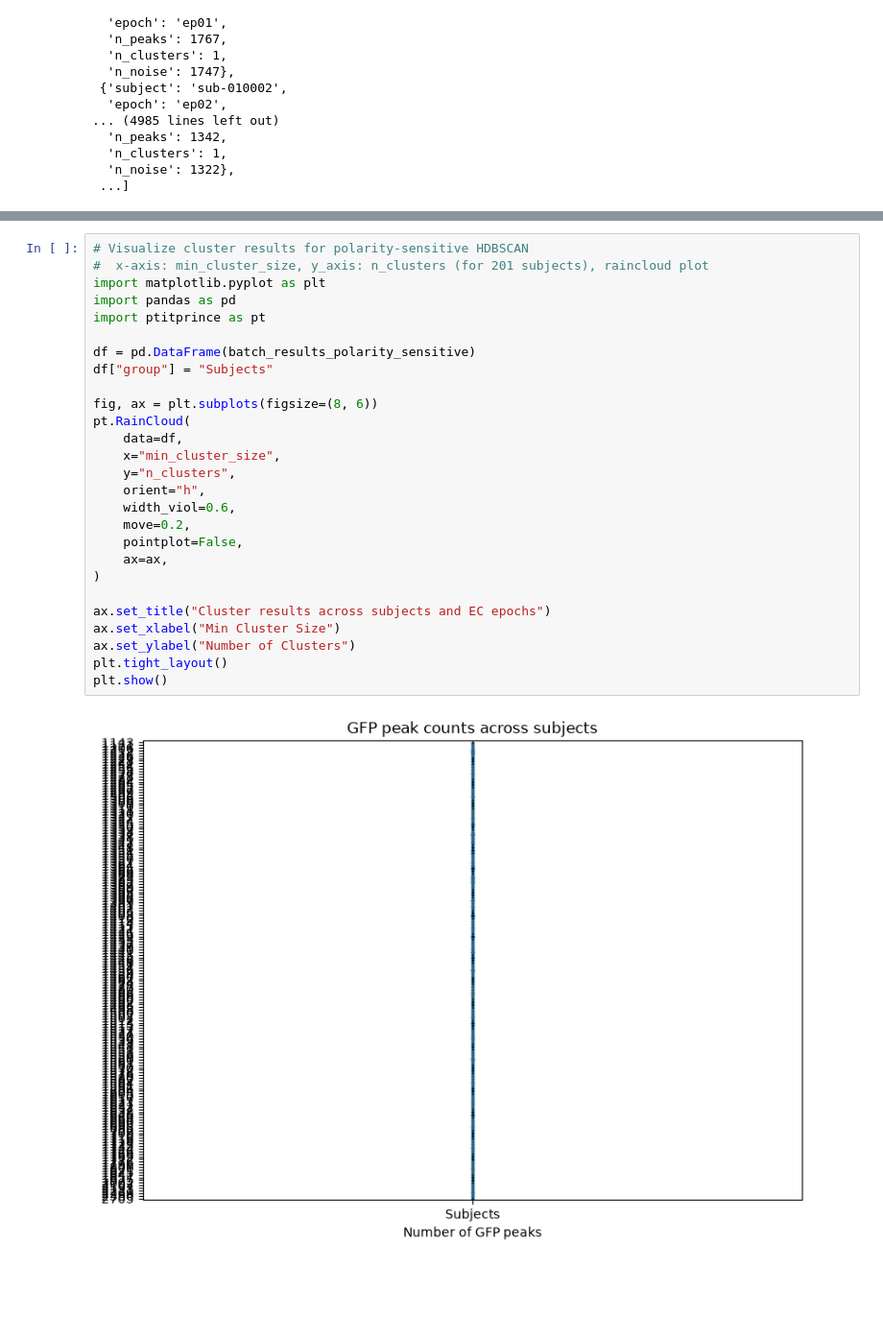
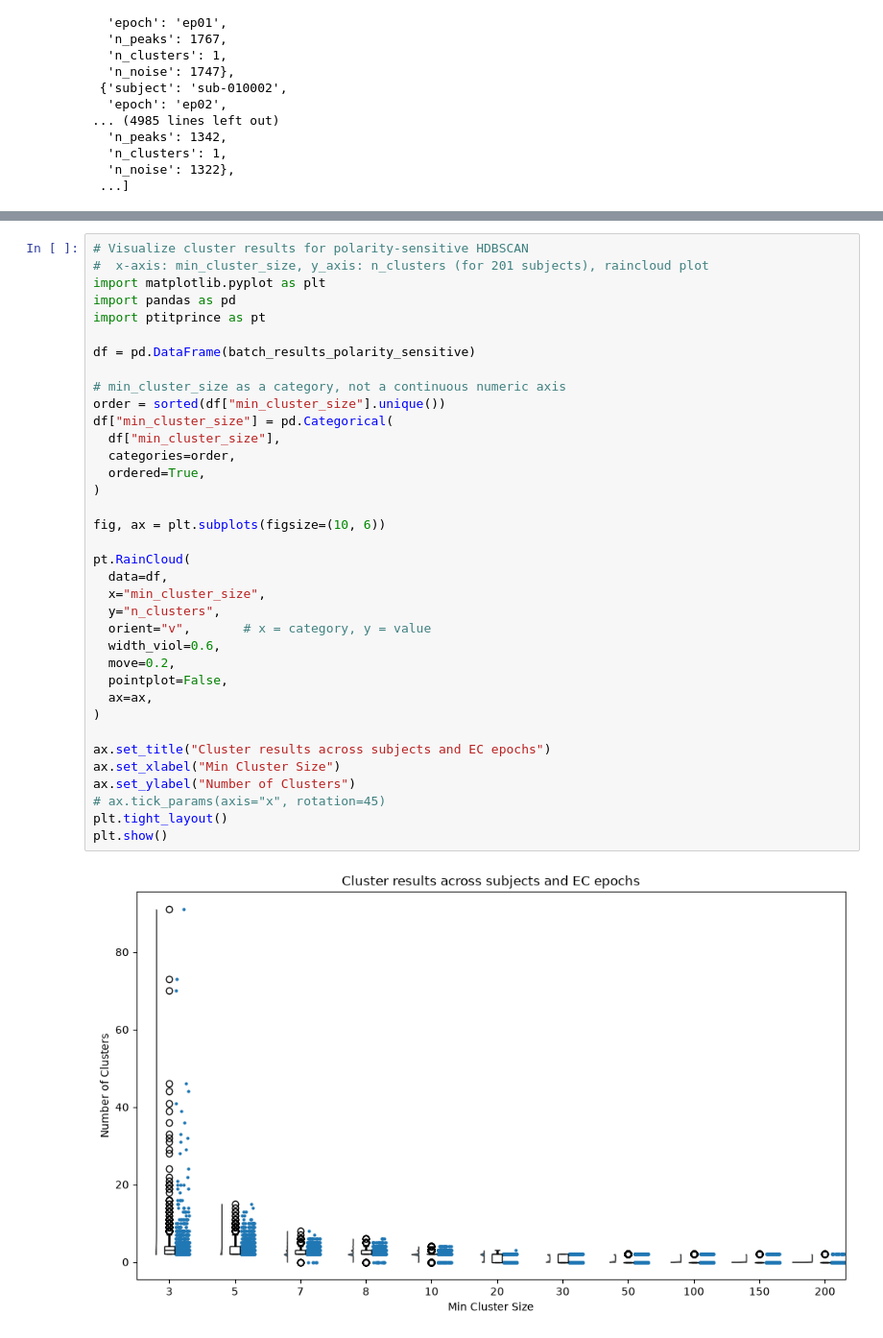
Before and after one commit to haircutt/neuro-ml-proj, a Jupyter notebook: microstate-clustering-eeg.ipynb, the cells around one changed output, grey strips where cells are left out. Shown at 96% size. Saved outputs shown, nothing was run; the diff lists cells and outputs as text; blank space fills up the shorter version.

Commit message:
fix: hdbscan, viz for polarity-insensitive for data sanity check

```diff
--- a/microstate-clustering-eeg.ipynb
+++ b/microstate-clustering-eeg.ipynb
@@ -441,29 +458,38 @@ sub-010002 ep00
 # %%
 # Visualize cluster results for polarity-sensitive HDBSCAN
 #  x-axis: min_cluster_size, y_axis: n_clusters (for 201 subjects), raincloud plot
 import matplotlib.pyplot as plt
 import pandas as pd
 import ptitprince as pt
 
 df = pd.DataFrame(batch_results_polarity_sensitive)
-df["group"] = "Subjects"
 
-fig, ax = plt.subplots(figsize=(8, 6))
+# min_cluster_size as a category, not a continuous numeric axis
+order = sorted(df["min_cluster_size"].unique())
+df["min_cluster_size"] = pd.Categorical(
+  df["min_cluster_size"],
+  categories=order,
+  ordered=True,
+)
+
+fig, ax = plt.subplots(figsize=(10, 6))
+
 pt.RainCloud(
-    data=df,
-    x="min_cluster_size",
-    y="n_clusters",
-    orient="h",
-    width_viol=0.6,
-    move=0.2,
-    pointplot=False,
-    ax=ax,
+  data=df,
+  x="min_cluster_size",
+  y="n_clusters",
+  orient="v",       # x = category, y = value
+  width_viol=0.6,
+  move=0.2,
+  pointplot=False,
+  ax=ax,
 )
 
 ax.set_title("Cluster results across subjects and EC epochs")
 ax.set_xlabel("Min Cluster Size")
 ax.set_ylabel("Number of Clusters")
+# ax.tick_params(axis="x", rotation=45)
 plt.tight_layout()
 plt.show()
 # %% [output]
-[figure, old version]
+[figure, new version]
```
Also changed, not shown: parts of 1 cell of this notebook.
